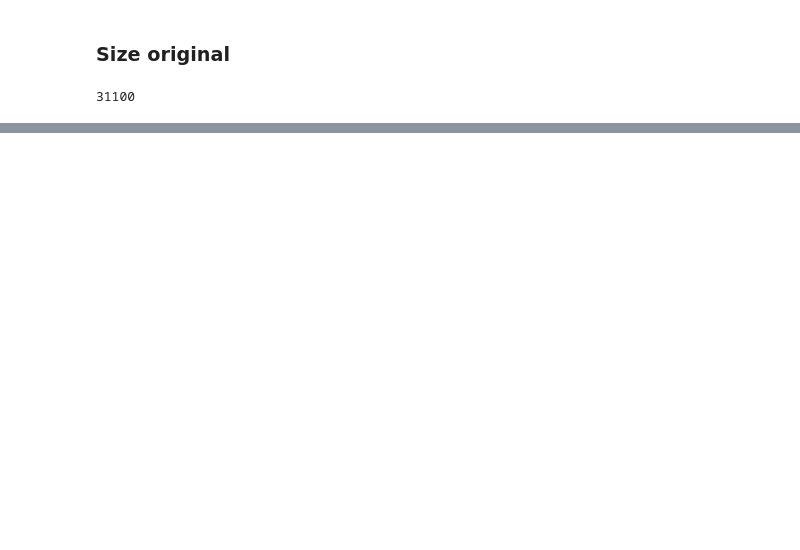
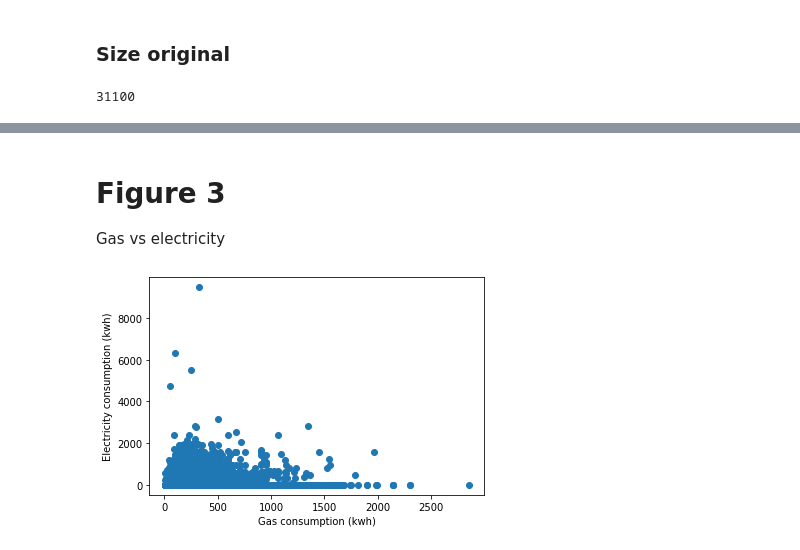
Before and after one commit to Sergio-Huezo/ResEleCon-MX, a Jupyter notebook: Final.ipynb, the cells around one changed output, grey strips where cells are left out. Saved outputs shown, nothing was run; the diff lists cells and outputs as text; code cells hidden in the pictures; blank space fills up the shorter version.

```diff
--- a/Final.ipynb
+++ b/Final.ipynb
@@ -52,0 +145,15 @@ ener.to_pickle(pkls_path + '/energy_final.pkl')
+# %% [markdown]
+# Figure 3
+Gas vs electricity
+# %%
+fig, ax = plt.subplots()
+ax.scatter(ener['kwh'], ener['gas'])
+
+ax.set_ylabel('Electricity consumption (kwh)')
+ax.set_xlabel('Gas consumption (kwh)')
+
+plt.savefig('images/graphs/fig3.eps', format='eps', bbox_inches='tight')
+
+plt.show()
+# %% [output]
+[figure, added]
```
Also changed, not shown: parts of 19 cells of this notebook, 2 other files.
